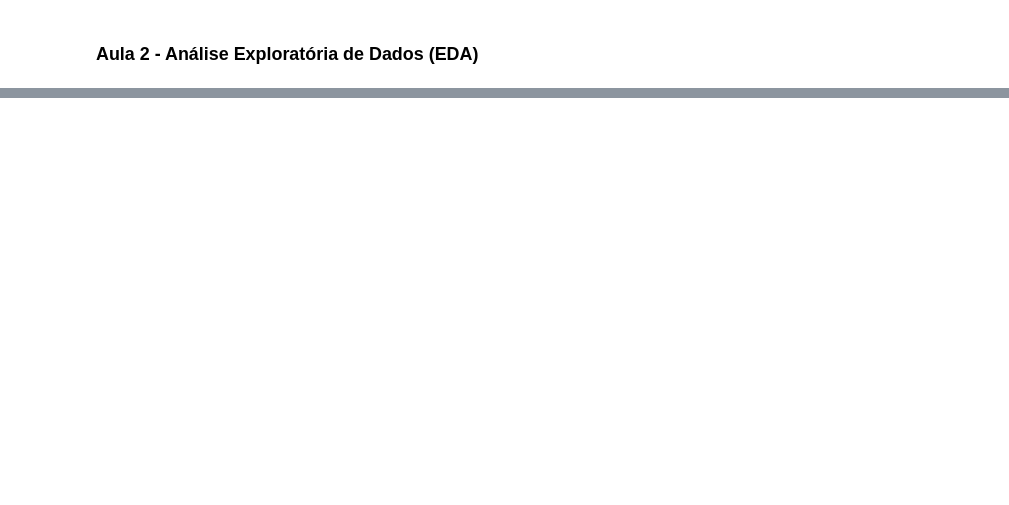
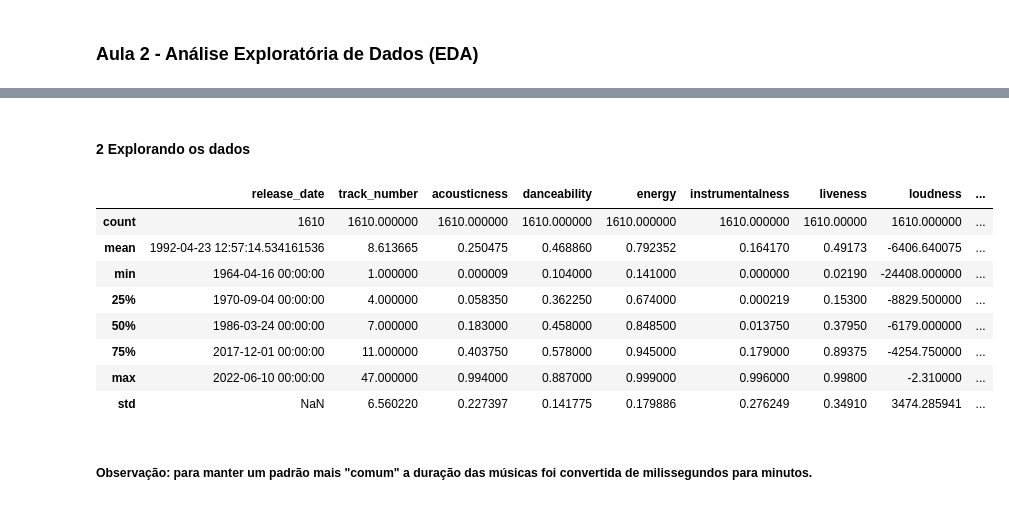
Before and after one commit to janainacazuza/Data-Analytics-FIAP-Pos-Thech, a Jupyter notebook: fase_02/notebooks/exploration/eda.ipynb, the cells around one changed output, grey strips where cells are left out. Saved outputs shown, nothing was run; the diff lists cells and outputs as text; code cells hidden in the pictures; blank space fills up the shorter version.

Commit message:
atualizando para fase 2 aula2{

```diff
--- a/fase_02/notebooks/exploration/eda.ipynb
+++ b/fase_02/notebooks/exploration/eda.ipynb
@@ -96,0 +190,16 @@ accuracy
+# %% [markdown]
+#### 2 Explorando os dados
+# %%
+df.describe()
+# %% [output]
+|  | release_date | track_number | acousticness | danceability | energy | instrumentalness | liveness | loudness | ... |
+| count | 1610 | 1610.000000 | 1610.000000 | 1610.000000 | 1610.000000 | 1610.000000 | 1610.00000 | 1610.000000 | ... |
+| mean | 1992-04-23 12:57:14.534161536 | 8.613665 | 0.250475 | 0.468860 | 0.792352 | 0.164170 | 0.49173 | -6406.640075 | ... |
+| min | 1964-04-16 00:00:00 | 1.000000 | 0.000009 | 0.104000 | 0.141000 | 0.000000 | 0.02190 | -24408.000000 | ... |
+| 25% | 1970-09-04 00:00:00 | 4.000000 | 0.058350 | 0.362250 | 0.674000 | 0.000219 | 0.15300 | -8829.500000 | ... |
+| 50% | 1986-03-24 00:00:00 | 7.000000 | 0.183000 | 0.458000 | 0.848500 | 0.013750 | 0.37950 | -6179.000000 | ... |
+| 75% | 2017-12-01 00:00:00 | 11.000000 | 0.403750 | 0.578000 | 0.945000 | 0.179000 | 0.89375 | -4254.750000 | ... |
+| max | 2022-06-10 00:00:00 | 47.000000 | 0.994000 | 0.887000 | 0.999000 | 0.996000 | 0.99800 | -2.310000 | ... |
+| std | NaN | 6.560220 | 0.227397 | 0.141775 | 0.179886 | 0.276249 | 0.34910 | 3474.285941 | ... |
+# %% [markdown]
+##### Observação: para manter um padrão mais "comum" a duração das músicas foi convertida de milissegundos para minutos.
```
Also changed, not shown: parts of 20 cells of this notebook, 2 other files.
